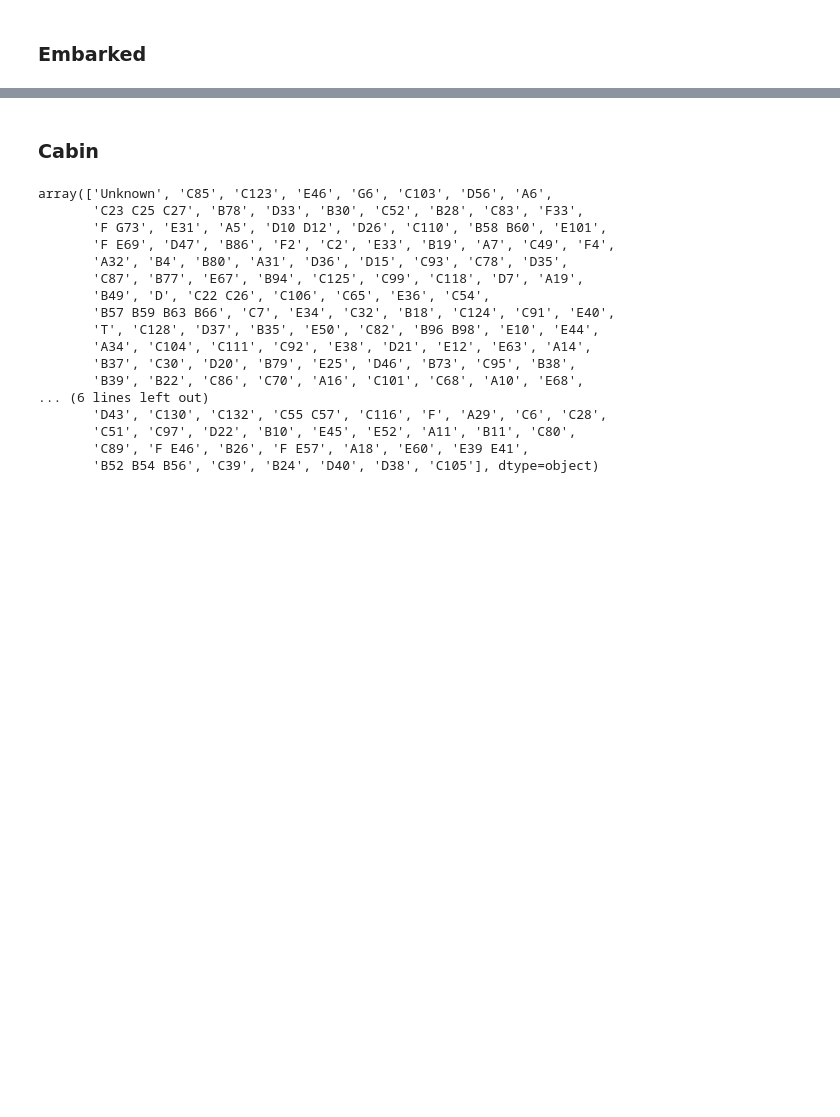
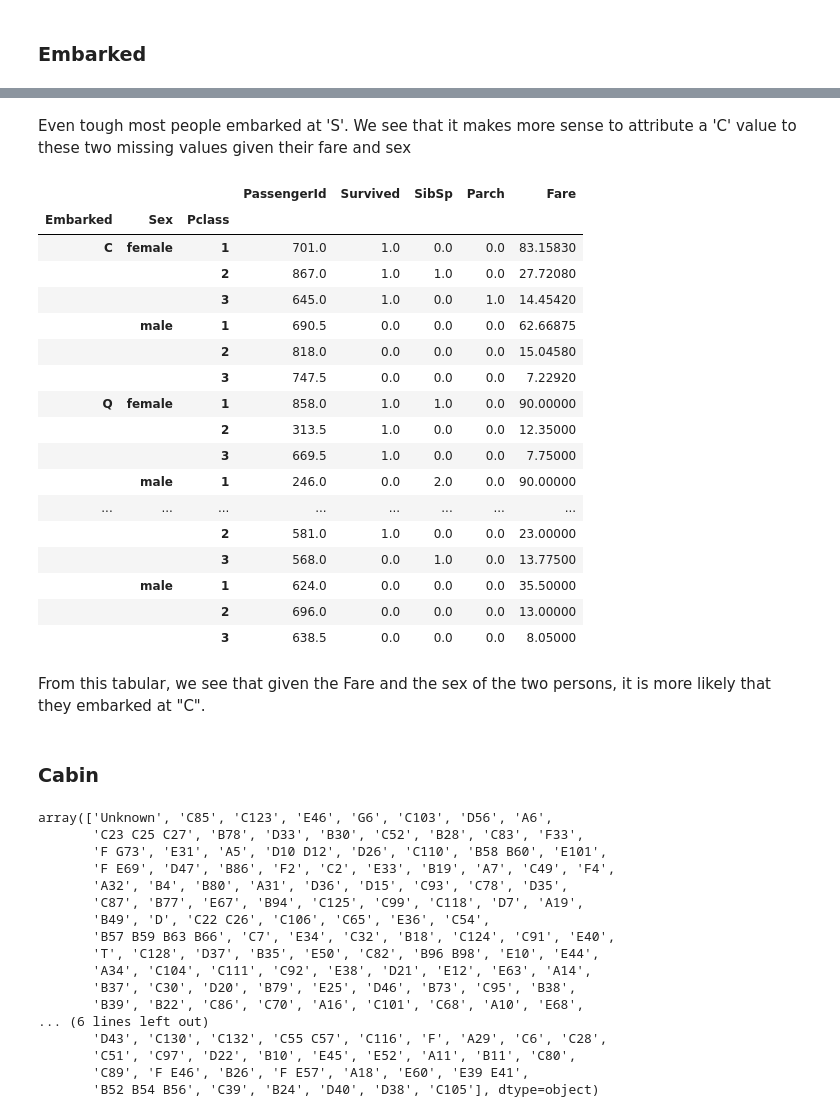
Before and after one commit to BBberghman/Kaggle-Titanic-ML, a Jupyter notebook: data_prepping.ipynb, the cells around one changed output, grey strips where cells are left out. Saved outputs shown, nothing was run; the diff lists cells and outputs as text; code cells hidden in the pictures; blank space fills up the shorter version.

```diff
--- a/data_prepping.ipynb
+++ b/data_prepping.ipynb
@@ -98,3 +160,30 @@ fulldf.loc[(fulldf["Name"].str.contains('Icard|Stone')) | (fulldf["Cabin"].str.c
+# %% [markdown]
+Even tough most people embarked at 'S'. We see that it makes more sense to attribute a 'C' value to these two missing values given their fare and sex
+# %%
+groupedEmb = fulldf.groupby(['Embarked','Sex', 'Pclass'])
+groupedEmb_median = groupedEmb.median()
+groupedEmb_median
+# %% [output]
+|  |  |  | PassengerId | Survived | SibSp | Parch | Fare |
+| Embarked | Sex | Pclass |  |  |  |  |  |
+| C | female | 1 | 701.0 | 1.0 | 0.0 | 0.0 | 83.15830 |
+|  |  | 2 | 867.0 | 1.0 | 1.0 | 0.0 | 27.72080 |
+|  |  | 3 | 645.0 | 1.0 | 0.0 | 1.0 | 14.45420 |
+|  | male | 1 | 690.5 | 0.0 | 0.0 | 0.0 | 62.66875 |
+|  |  | 2 | 818.0 | 0.0 | 0.0 | 0.0 | 15.04580 |
+|  |  | 3 | 747.5 | 0.0 | 0.0 | 0.0 | 7.22920 |
+| Q | female | 1 | 858.0 | 1.0 | 1.0 | 0.0 | 90.00000 |
+|  |  | 2 | 313.5 | 1.0 | 0.0 | 0.0 | 12.35000 |
+|  |  | 3 | 669.5 | 1.0 | 0.0 | 0.0 | 7.75000 |
+|  | male | 1 | 246.0 | 0.0 | 2.0 | 0.0 | 90.00000 |
+| ... | ... | ... | ... | ... | ... | ... | ... |
+|  |  | 2 | 581.0 | 1.0 | 0.0 | 0.0 | 23.00000 |
+|  |  | 3 | 568.0 | 0.0 | 1.0 | 0.0 | 13.77500 |
+|  | male | 1 | 624.0 | 0.0 | 0.0 | 0.0 | 35.50000 |
+|  |  | 2 | 696.0 | 0.0 | 0.0 | 0.0 | 13.00000 |
+|  |  | 3 | 638.5 | 0.0 | 0.0 | 0.0 | 8.05000 |
+# %% [markdown]
+From this tabular, we see that given the Fare and the sex of the two persons, it is more likely that they embarked at "C".
 # %% [markdown]
 ### Cabin
 # %%
```
Also changed, not shown: parts of 15 cells of this notebook.
